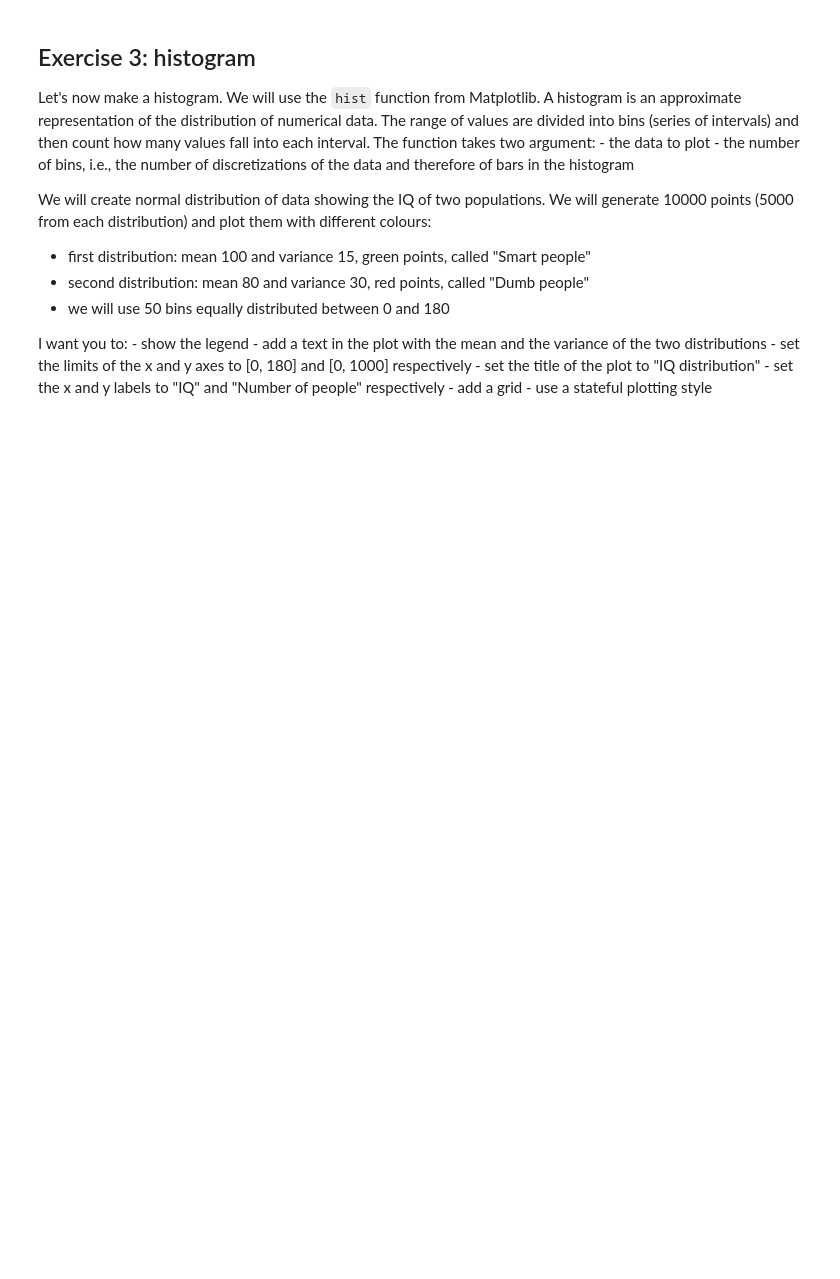
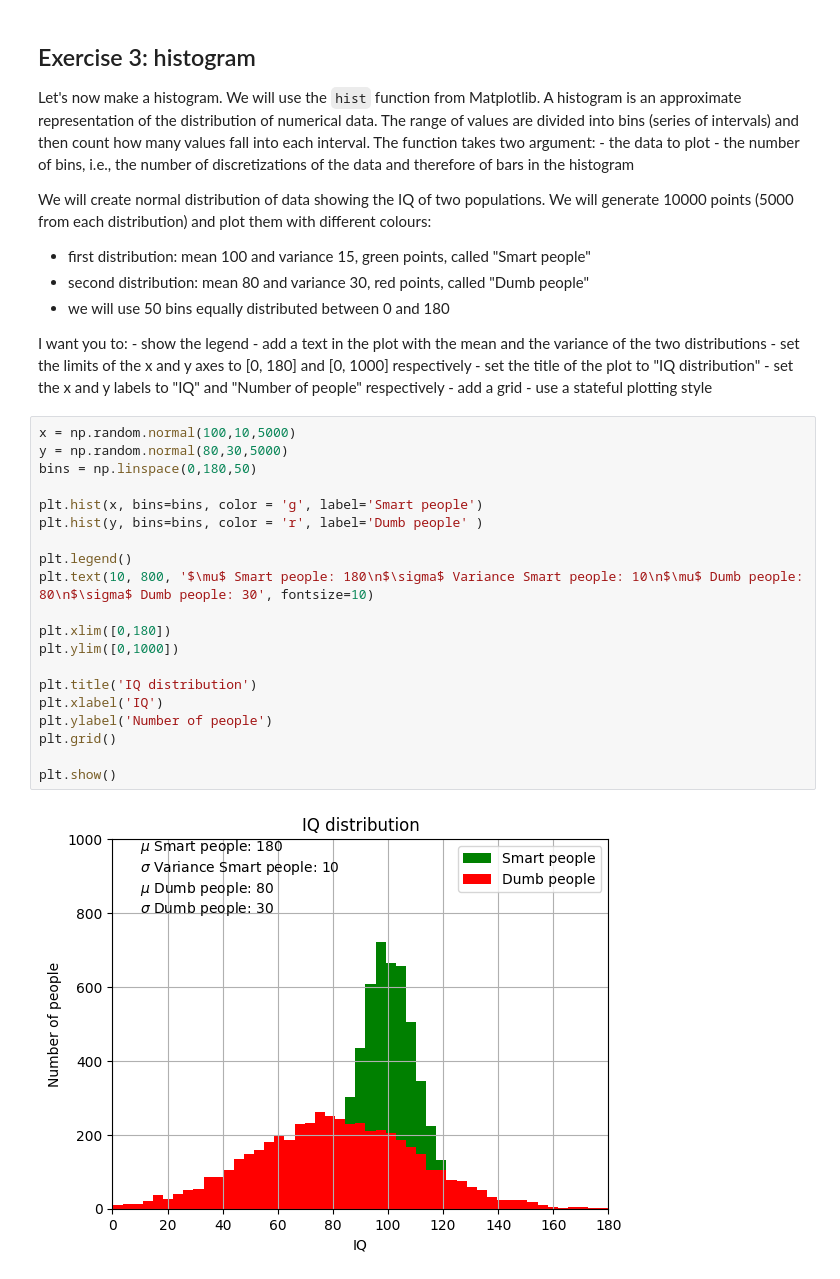
Before and after one commit to eferollo/ML4N, a Jupyter notebook: Python/Exercises/4.2 Matplotlib Advanced Plots.ipynb, the cells around one changed output. Cells and saved outputs as stored; diff of their text form; blank space fills up the shorter version.

```diff
--- a/Python/Exercises/4.2 Matplotlib Advanced Plots.ipynb
+++ b/Python/Exercises/4.2 Matplotlib Advanced Plots.ipynb
@@ -65,3 +78,25 @@ I want you to:
     - set the x and y labels to "IQ" and "Number of people" respectively
     - add a grid
     - use a stateful plotting style
+# %%
+x = np.random.normal(100,10,5000)
+y = np.random.normal(80,30,5000)
+bins = np.linspace(0,180,50)
+
+plt.hist(x, bins=bins, color = 'g', label='Smart people')
+plt.hist(y, bins=bins, color = 'r', label='Dumb people' )
+
+plt.legend()
+plt.text(10, 800, '$\mu$ Smart people: 180\n$\sigma$ Variance Smart people: 10\n$\mu$ Dumb people: 80\n$\sigma$ Dumb people: 30', fontsize=10)
+
+plt.xlim([0,180])
+plt.ylim([0,1000])
+
+plt.title('IQ distribution')
+plt.xlabel('IQ')
+plt.ylabel('Number of people')
+plt.grid()
+
+plt.show()
+# %% [output]
+[figure, added]
```
Also changed, not shown: parts of 2 cells of this notebook, 2 other files.
